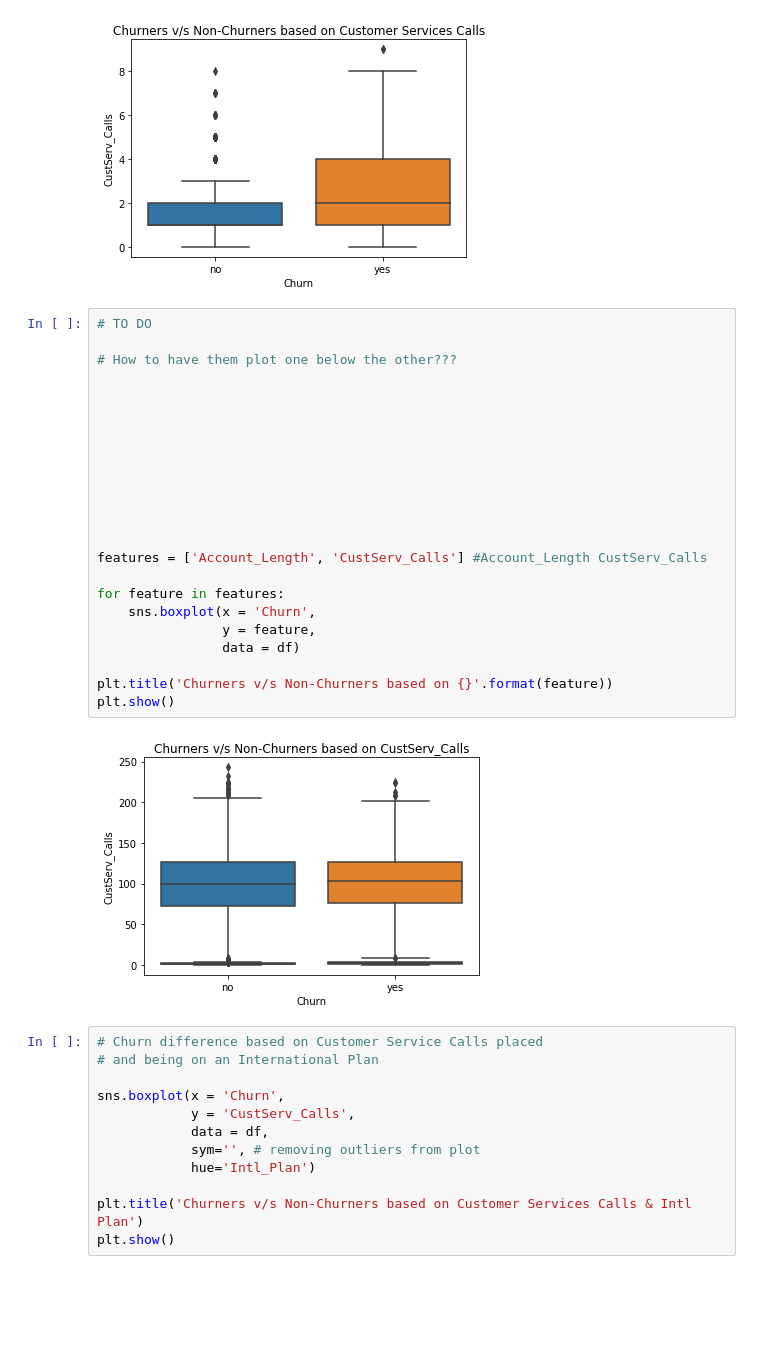
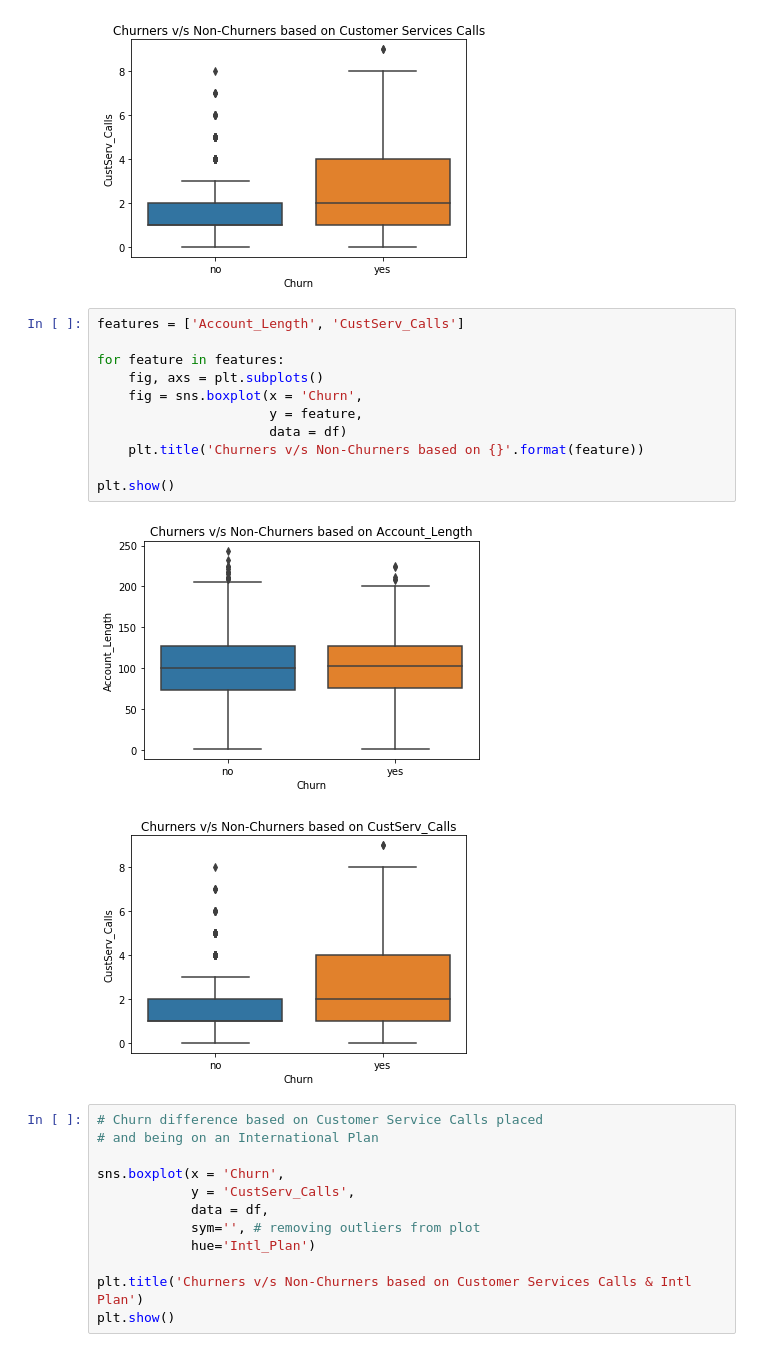
Before and after one commit to ashish-sharma-as/Customer_Churn, a Jupyter notebook: customer_churn.ipynb, the cells around one changed output. Saved outputs shown, nothing was run; the diff lists cells and outputs as text; blank space fills up the shorter version.

Commit message:
Added Data Preprocessing steps

```diff
--- a/customer_churn.ipynb
+++ b/customer_churn.ipynb
@@ -172,30 +187,19 @@ plt.show()
 # %% [output]
 [figure]
 # %%
-# TO DO
-
-# How to have them plot one below the other???
-
-
-
-
-
-
-
-
-
-
-features = ['Account_Length', 'CustServ_Calls'] #Account_Length CustServ_Calls
+features = ['Account_Length', 'CustServ_Calls']
 
 for feature in features:
-    sns.boxplot(x = 'Churn',
-                y = feature,
-                data = df)
+    fig, axs = plt.subplots()
+    fig = sns.boxplot(x = 'Churn',
+                      y = feature,
+                      data = df)
+    plt.title('Churners v/s Non-Churners based on {}'.format(feature))
 
-plt.title('Churners v/s Non-Churners based on {}'.format(feature))
 plt.show()
 # %% [output]
-[figure, old version]
+[figure, new version]
+[figure, added]
 # %%
 # Churn difference based on Customer Service Calls placed
 # and being on an International Plan
```
Also changed, not shown: parts of 32 cells of this notebook.
